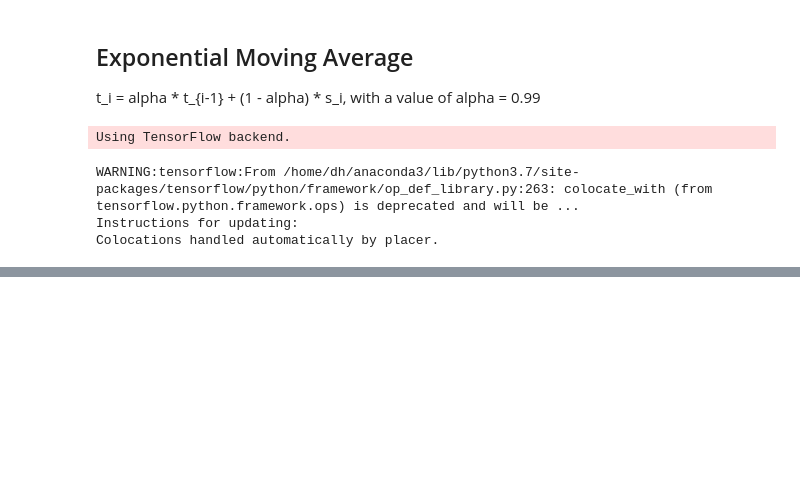
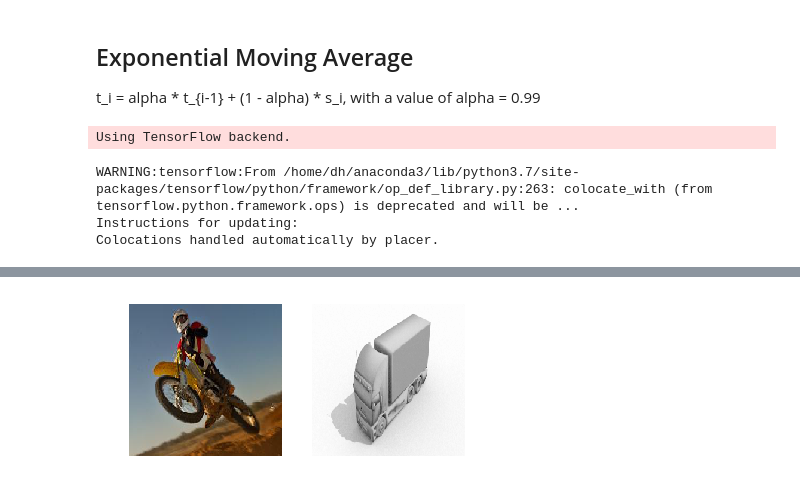
Before and after one commit to notha99y/mean_teacher_domain_adapt, a Jupyter notebook: notebook/ema and loss.ipynb, the cells around one changed output, grey strips where cells are left out. Drawn from its saved outputs; the diff is of its cells as text; code cells hidden in the pictures; blank space fills up the shorter version.

```diff
--- a/notebook/ema and loss.ipynb
+++ b/notebook/ema and loss.ipynb
@@ -87,0 +136,23 @@ useful links:
+# %%
+def mean_teacher_data_gen(sup_gen, unsup_gen, batch_size, target_size):
+    '''
+
+    '''
+
+    syn_path = os.path.join(os.getcwd(), 'data', 'synthetic')
+    real_path = os.path.join(os.getcwd(), 'data', 'real')
+
+    sup_data_gen = sup_gen.flow_from_directory(real_path,
+                                                    class_mode='categorical')
+
+    unsup_data_gen = unsup_gen.flow_from_directory(syn_path,
+                                                        class_mode='categorical')
+
+    while True:
+
+        syn_img, syn_labels = sup_data_gen.next()
+        real_img, _ = unsup_data_gen.next()
+
+        yield [syn_img, real_img] , syn_labels
+# %%
+mean_teacher_generator = mean_teacher_data_gen(sup_gen, unsup_gen, configs['batch_size'], configs['target_size'])
@@ -87,0 +164,2 @@ useful links:
+# %%
+syn_img, real_img = inputs
@@ -87,0 +170,10 @@ useful links:
+# %%
+fig,ax = plt.subplots(1,2)
+ax[0].set_axis_off()
+ax[1].set_axis_off()
+ax[0].imshow(syn_img[0].astype(np.uint8))
+ax[1].imshow(real_img[0].astype(np.uint8))
+plt.title(class)
+plt.show()
+# %% [output]
+[figure, added]
```
Also changed, not shown: parts of 16 cells of this notebook, 1 other file.
